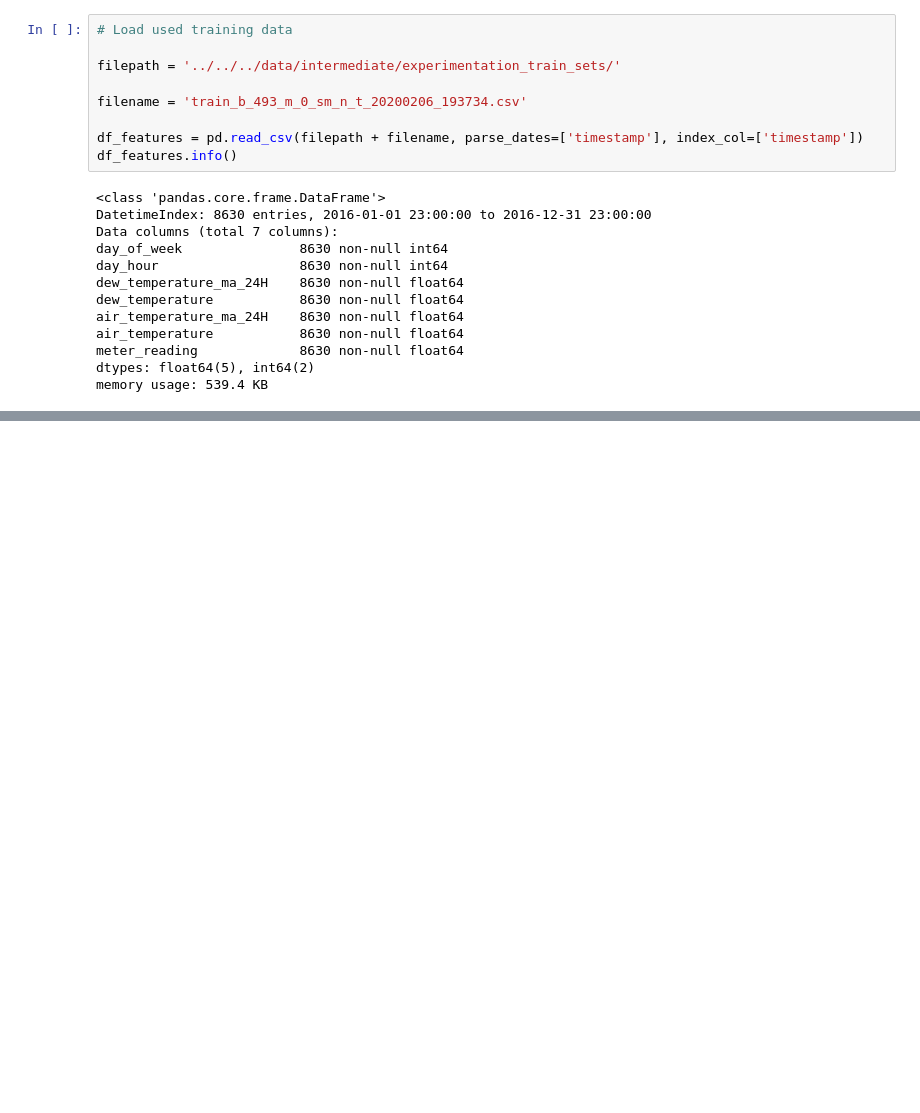
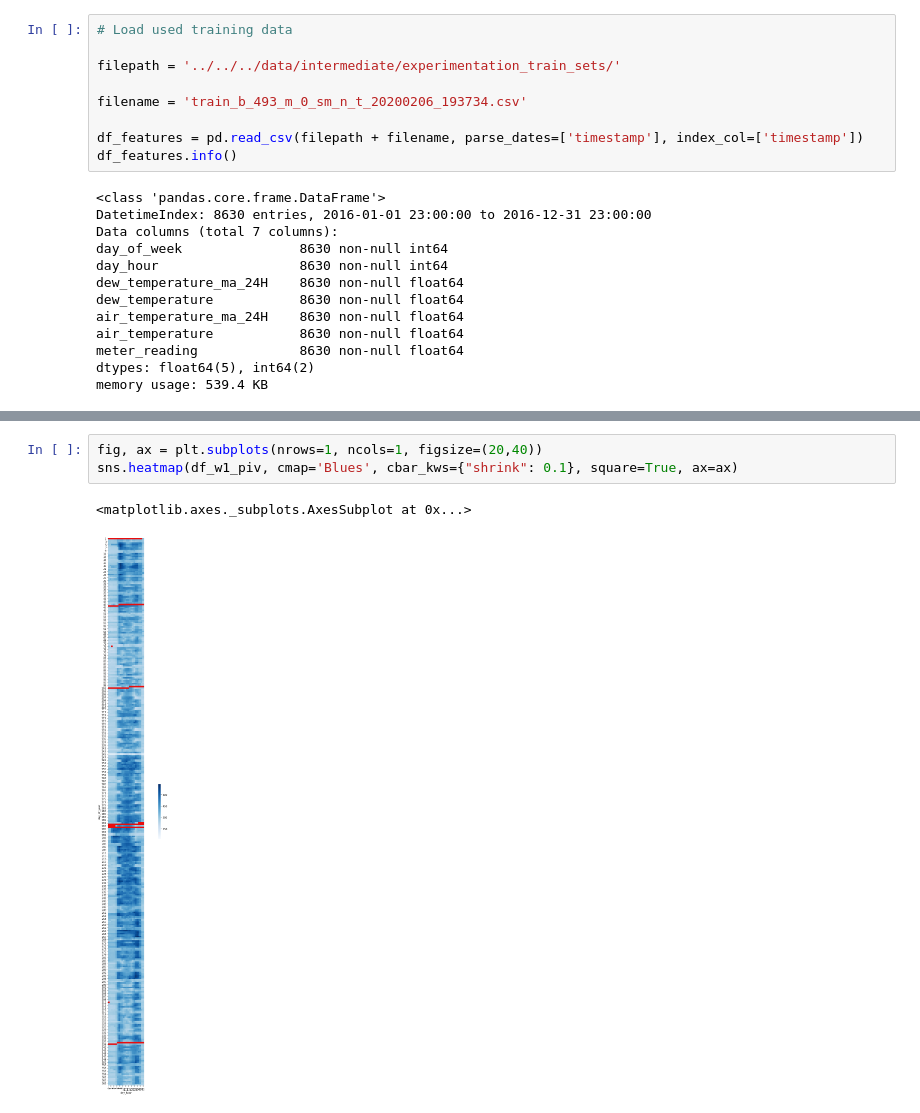
Before and after one commit to edouardArgenson/ASHRAE_great_energy_predictor, a Jupyter notebook: notebooks/building_493/meter_0/visualize_benchmark_missing_data.ipynb, the cells around one changed output, grey strips where cells are left out. Cells and saved outputs as stored; diff of their text form; blank space fills up the shorter version.

```diff
--- a/notebooks/building_493/meter_0/visualize_benchmark_missing_data.ipynb
+++ b/notebooks/building_493/meter_0/visualize_benchmark_missing_data.ipynb
@@ -104,0 +104,6 @@ df_w1_piv.iloc[3, 3] = np.nan
+# %%
+fig, ax = plt.subplots(nrows=1, ncols=1, figsize=(20,40))
+sns.heatmap(df_w1_piv, cmap='Blues', cbar_kws={"shrink": 0.1}, square=True, ax=ax)
+# %% [output]
+<matplotlib.axes._subplots.AxesSubplot at 0x...>
+[figure, added]
```
Also changed, not shown: parts of 14 cells of this notebook.
